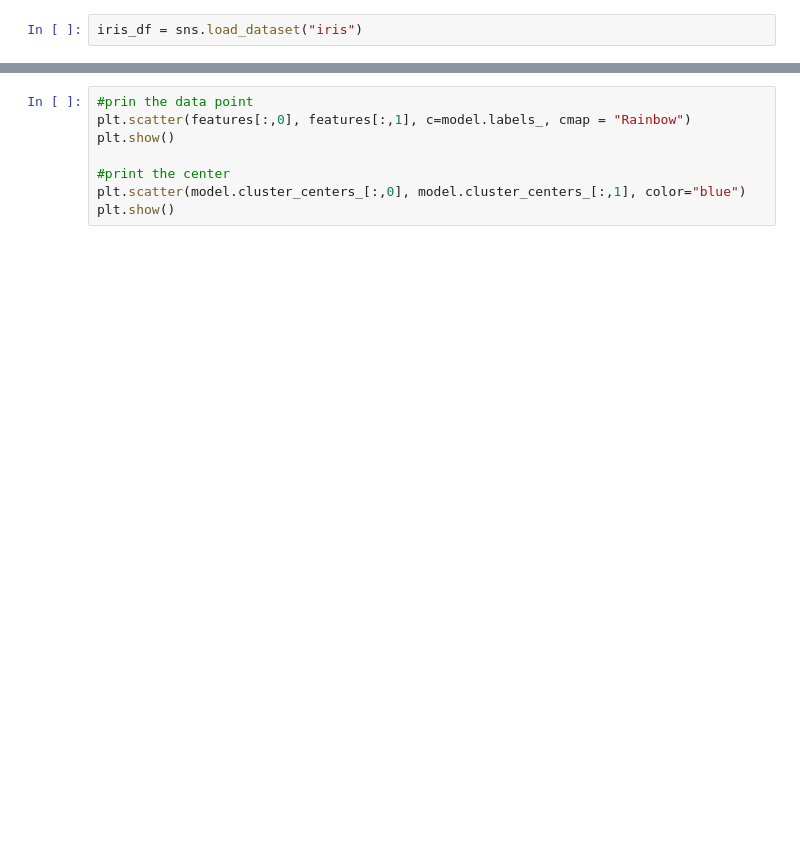
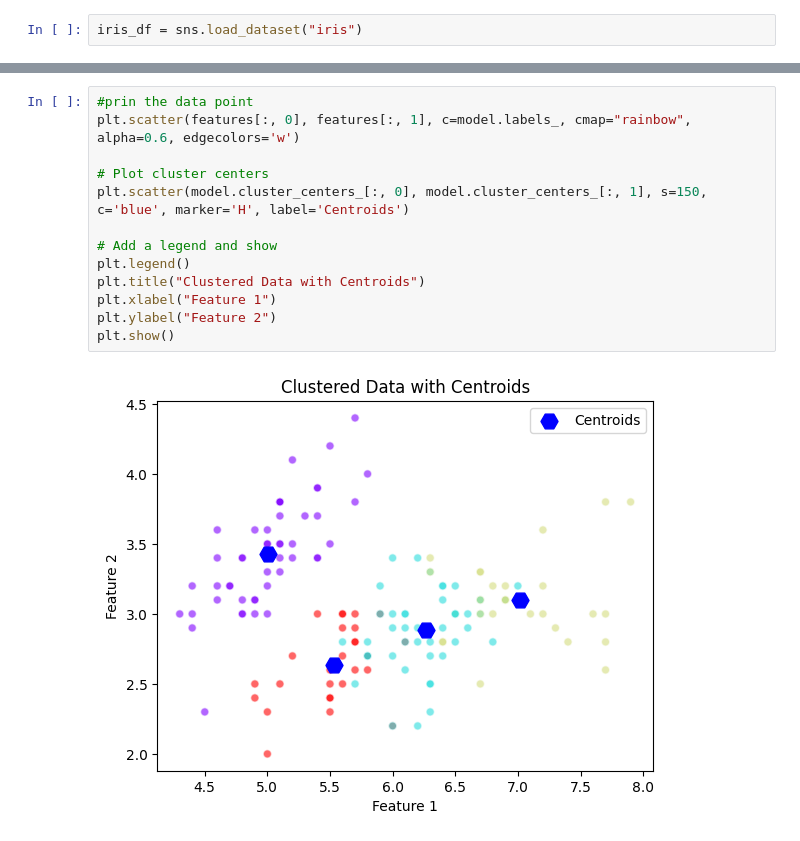
Before and after one commit to arbeeorlar/data_science, a Jupyter notebook: K_Means_example.ipynb, the cells around one changed output, grey strips where cells are left out. Saved outputs shown, nothing was run; the diff lists cells and outputs as text; blank space fills up the shorter version.

```diff
--- a/K_Means_example.ipynb
+++ b/K_Means_example.ipynb
@@ -33,8 +98,15 @@ print(model.labels_)
 # %%
 #prin the data point
-plt.scatter(features[:,0], features[:,1], c=model.labels_, cmap = "Rainbow")
+plt.scatter(features[:, 0], features[:, 1], c=model.labels_, cmap="rainbow", alpha=0.6, edgecolors='w')
+
+# Plot cluster centers
+plt.scatter(model.cluster_centers_[:, 0], model.cluster_centers_[:, 1], s=150, c='blue', marker='H', label='Centroids')
+
+# Add a legend and show
+plt.legend()
+plt.title("Clustered Data with Centroids")
+plt.xlabel("Feature 1")
+plt.ylabel("Feature 2")
 plt.show()
-
-#print the center
-plt.scatter(model.cluster_centers_[:,0], model.cluster_centers_[:,1], color="blue")
-plt.show()
+# %% [output]
+[figure, added]
```
Also changed, not shown: parts of 16 cells of this notebook.
